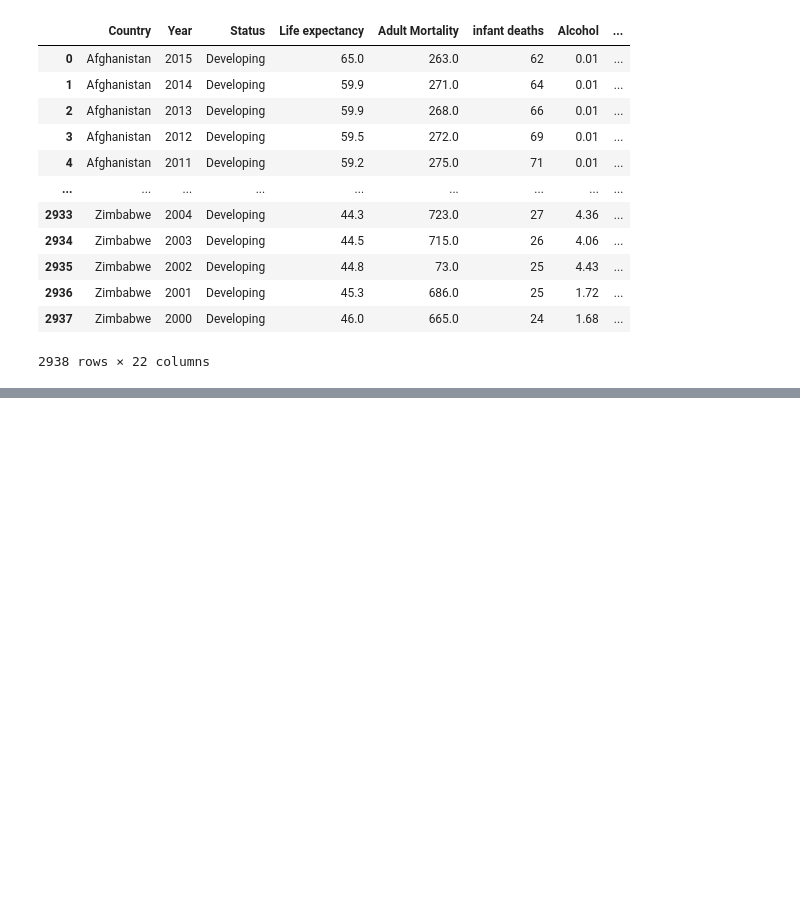
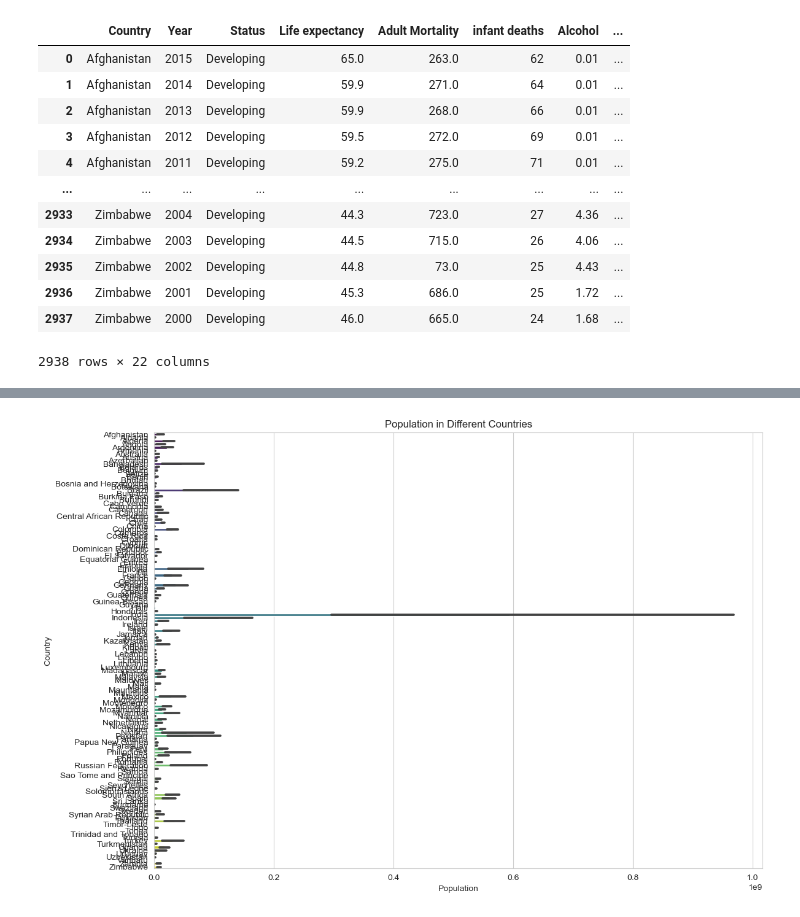
Before and after one commit to milanszilveszter/Csapatmunka, a Jupyter notebook: Regression/SmallDataset/life_expectancy.ipynb, the cells around one changed output, grey strips where cells are left out. Saved outputs shown, nothing was run; the diff lists cells and outputs as text; code cells hidden in the pictures; blank space fills up the shorter version.

```diff
--- a/Regression/SmallDataset/life_expectancy.ipynb
+++ b/Regression/SmallDataset/life_expectancy.ipynb
@@ -20,0 +158,21 @@ data
+# %%
+import matplotlib.pyplot as plt
+import seaborn as sns
+
+# Set the style of seaborn
+sns.set_style("whitegrid")
+
+# Create the plot
+plt.figure(figsize=(12, 8))
+sns.barplot(x='Population', y='Country', data=filtered_data, palette='viridis')
+
+# Set labels and title
+plt.xlabel('Population')
+plt.ylabel('Country')
+plt.title('Population in Different Countries')
+
+# Show plot
+plt.tight_layout()
+plt.show()
+# %% [output]
+[figure, added]
```
Also changed, not shown: parts of 14 cells of this notebook, 1 other file.
